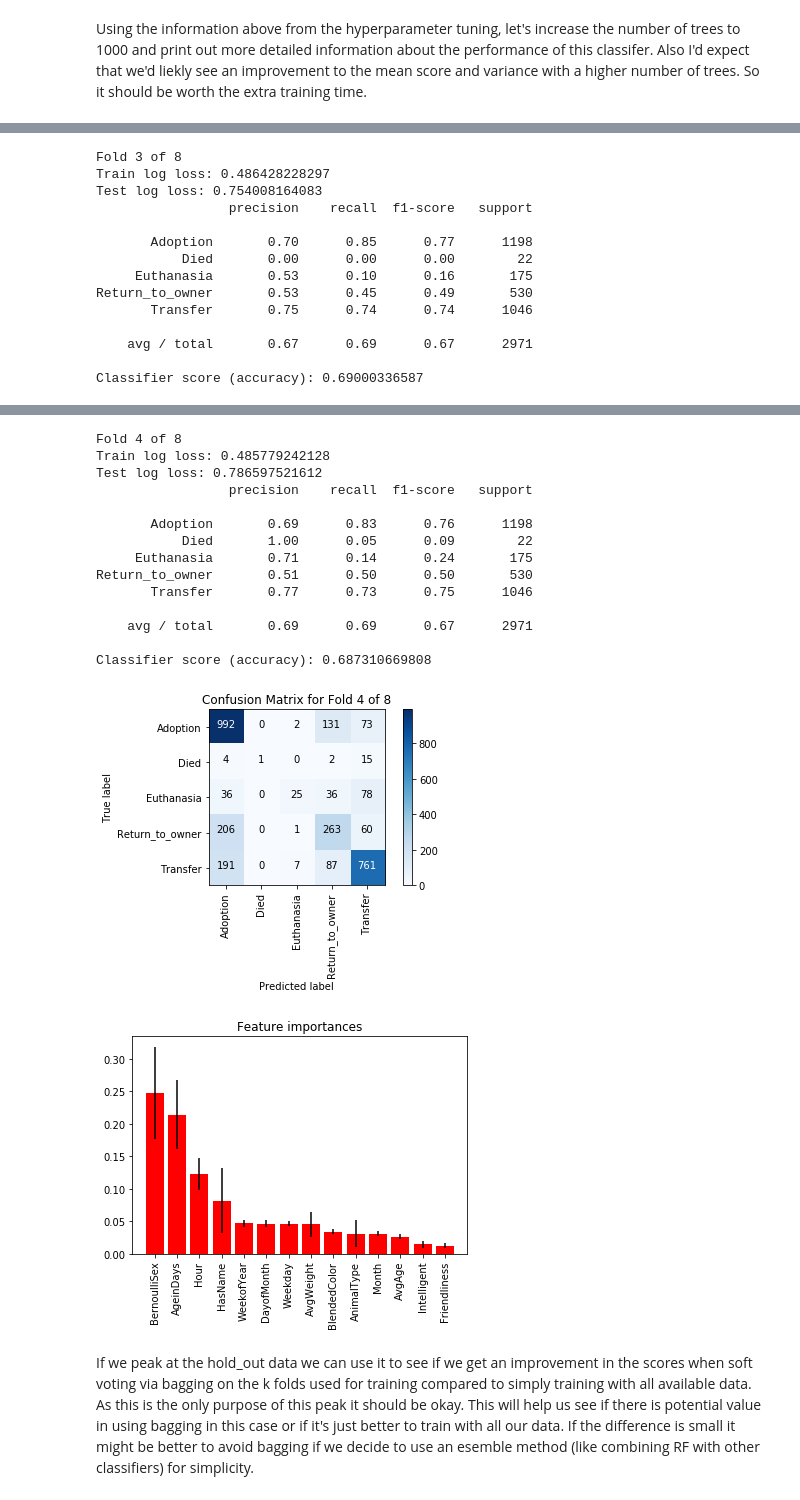
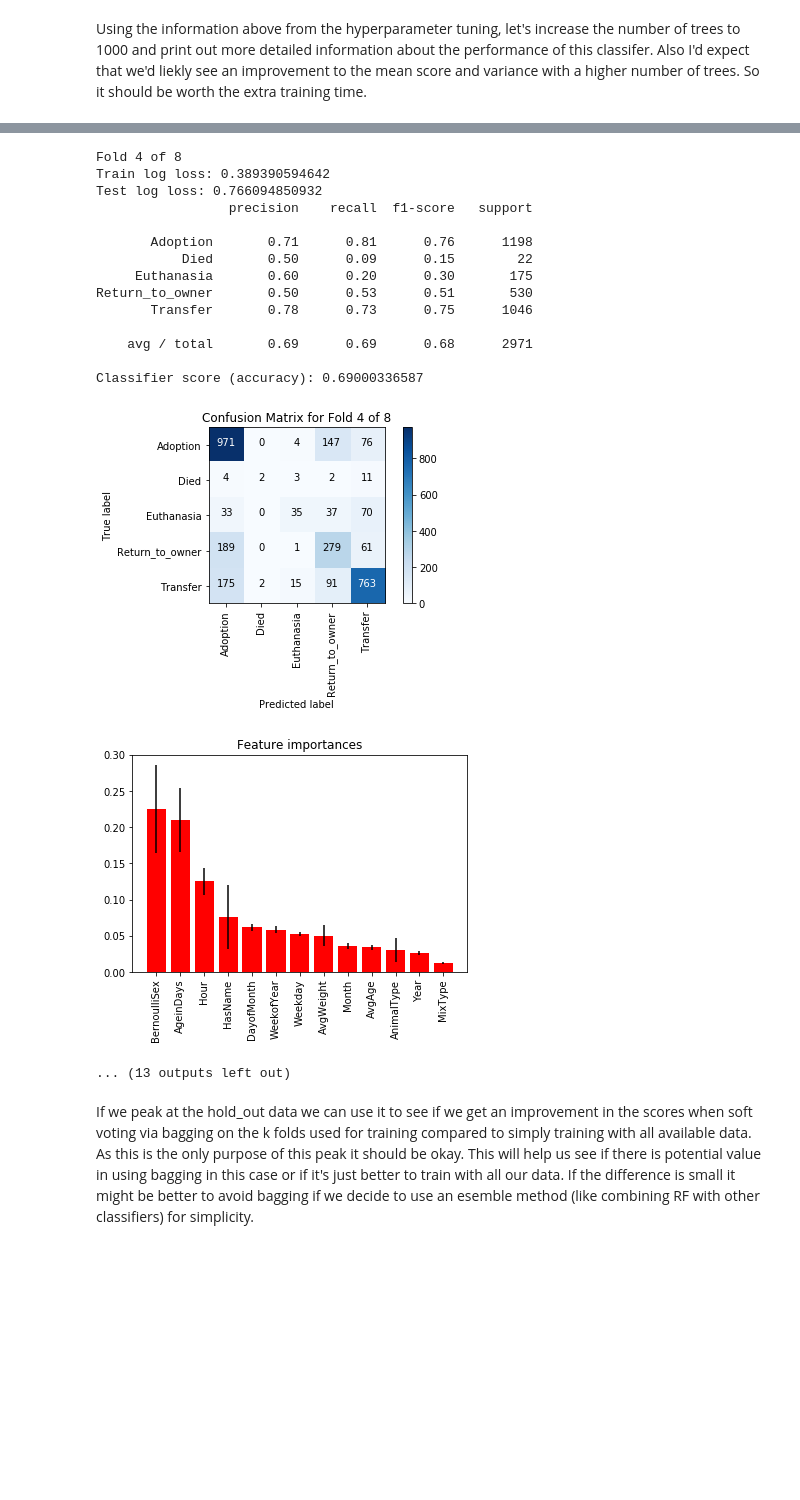
Before and after one commit to mspinelli/animal_shelter, a Jupyter notebook: Classify.ipynb, the cells around one changed output, grey strips where cells are left out. Saved outputs shown, nothing was run; the diff lists cells and outputs as text; code cells hidden in the pictures; blank space fills up the shorter version.

```diff
--- a/Classify.ipynb
+++ b/Classify.ipynb
@@ -45,7 +46,11 @@ ICD.display(animals.head())
 # %%
 animals.rename(columns={'AvgWeight(pounds)': 'AvgWeight', 'SizeScore(1to5)': 'SizeScore'}, inplace=True)
 
-continuous=['AgeinDays', 'AvgWeight', 'AvgAge']
+continuous=[
+    'AgeinDays',
+    'AvgWeight',
+    'AvgAge'
+]
 
 # Ensure order is correct if treated as continuous (value of dictonary). Doing 1-hot doesn't seem to work as
 # well with RF. But order matters a lot here (i.e. LifeStage won't work properly if not set as below -- the
@@ -54,7 +59,7 @@ continuous=['AgeinDays', 'AvgWeight', 'AvgAge']
 discrete = dict(
     AnimalType = None,
     HasName = None,
-#    Year = None,
+    Year = None,
     Month = range(12),
     Weekday = range(7),
     Hour = [0] + range(5, 24),
@@ -64,11 +69,11 @@ discrete = dict(
 #    LifeStage = ["Unknown", "Infant", "Puppy/Kitten", "Young Adult", "Adult", "Senior", "Geriatric"],
     BernoulliSex = ['Intact Male', 'Intact Female', 'Neutered Male', 'Spayed Female'],
 #    SizeScore = range(1, 6),
-    Intelligent = range(2, 6),
-    Friendliness = range(1, 6),
-#    MixType = ['Cross', 'Mix', 'Pure'],
+#    Intelligent = range(2, 6),
+#    Friendliness = range(1, 6),
+    MixType = ['Cross', 'Mix', 'Pure'],
 #    Hair = ['Long', 'Medium', 'Short'],
-    BlendedColor = None,
+#    BlendedColor = None,
 #    ReducedPattern = ['Solid', 'BiColor', 'TriColor', 'Tabby', 'Mertle', 'Point', 'Smoke']
 )
 # %%
@@ -434,8 +440,8 @@ df_corr.columns = ['v1','v2','value']
 # %% [markdown]
 Using the information above from the hyperparameter tuning, let's increase the number of trees to 1000 and print out more detailed information about the performance of this classifer. Also I'd expect that we'd liekly see an improvement to the mean score and variance with a higher number of trees. So it should be worth the extra training time.
 # %%
-rf_clf = RandomForestClassifier(n_estimators=250, max_depth=13, bootstrap=False,
-                                min_samples_split=3, random_state=8, max_features='auto',
+rf_clf = RandomForestClassifier(n_estimators=1000, max_depth=14, bootstrap=False,
+                                min_samples_split=2, random_state=8, max_features=4,
                                 n_jobs=-1)
 
 loss = TrainTest([], [])
@@ -479,14 +485,0 @@ Classifier score (accuracy): 0.69000336587
-Fold 3 of 8
-Train log loss: 0.486428228297
-Test log loss: 0.754008164083
-                 precision    recall  f1-score   support
-
-       Adoption       0.70      0.85      0.77      1198
-           Died       0.00      0.00      0.00        22
-     Euthanasia       0.53      0.10      0.16       175
-Return_to_owner       0.53      0.45      0.49       530
-       Transfer       0.75      0.74      0.74      1046
-
-    avg / total       0.67      0.69      0.67      2971
-
-Classifier score (accuracy): 0.69000336587
@@ -495,19 +502,20 @@ Classifier score (accuracy): 0.69000336587
-Fold 4 of 8
-Train log loss: 0.485779242128
-Test log loss: 0.786597521612
-                 precision    recall  f1-score   support
-
-       Adoption       0.69      0.83      0.76      1198
-           Died       1.00      0.05      0.09        22
-     Euthanasia       0.71      0.14      0.24       175
-Return_to_owner       0.51      0.50      0.50       530
-       Transfer       0.77      0.73      0.75      1046
-
-    avg / total       0.69      0.69      0.67      2971
-
-Classifier score (accuracy): 0.687310669808
+Fold 4 of 8
+Train log loss: 0.389390594642
+Test log loss: 0.766094850932
+                 precision    recall  f1-score   support
+
+       Adoption       0.71      0.81      0.76      1198
+           Died       0.50      0.09      0.15        22
+     Euthanasia       0.60      0.20      0.30       175
+Return_to_owner       0.50      0.53      0.51       530
+       Transfer       0.78      0.73      0.75      1046
+
+    avg / total       0.69      0.69      0.68      2971
+
+Classifier score (accuracy): 0.69000336587
-[figure, old version]
+[figure, new version]
-[figure, old version]
+[figure, new version]
+... (13 outputs left out)
 # %% [markdown]
 If we peak at the hold_out data we can use it to see if we get an improvement in the scores when soft voting via bagging on the k folds used for training compared to simply training with all available data. As this is the only purpose of this peak it should be okay. This will help us see if there is potential value in using bagging in this case or if it's just better to train with all our data. If the difference is small it might be better to avoid bagging if we decide to use an esemble method (like combining RF with other classifiers) for simplicity.
 # %%
```
Also changed, not shown: parts of 10 cells of this notebook.
